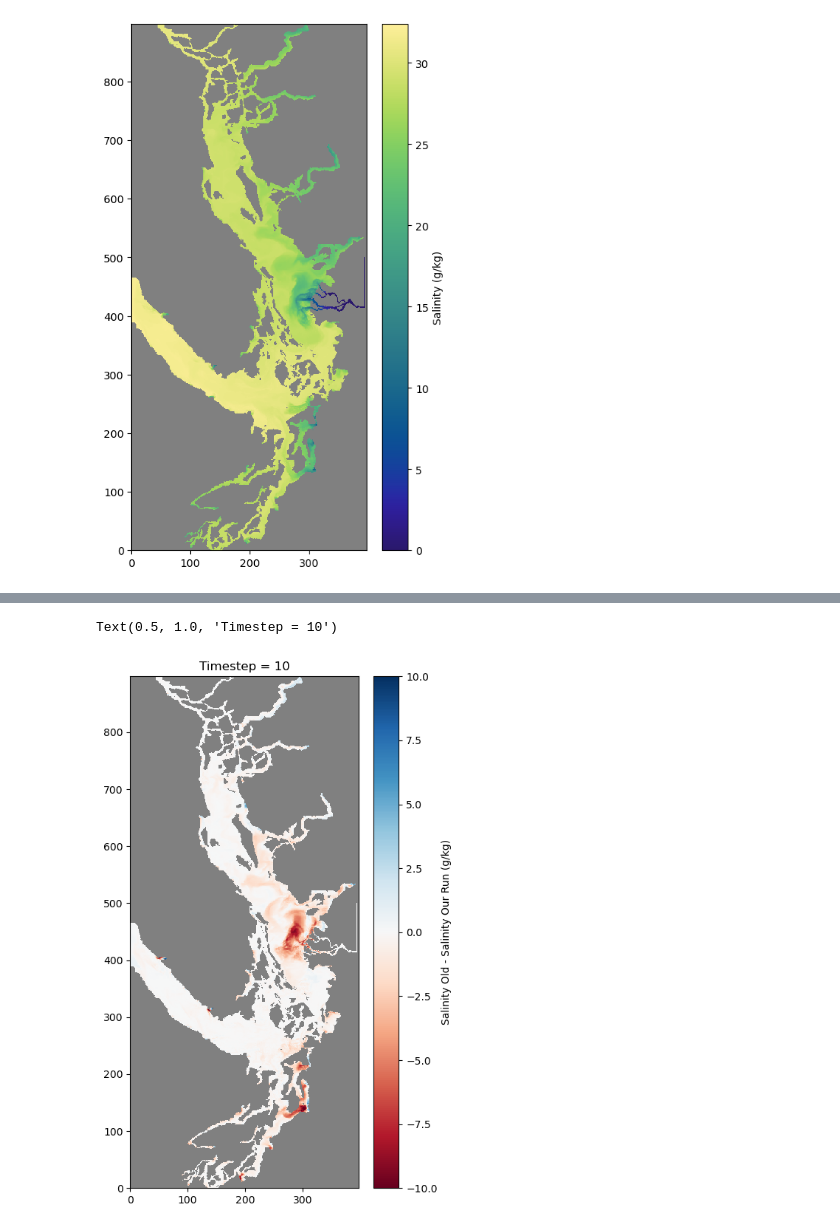
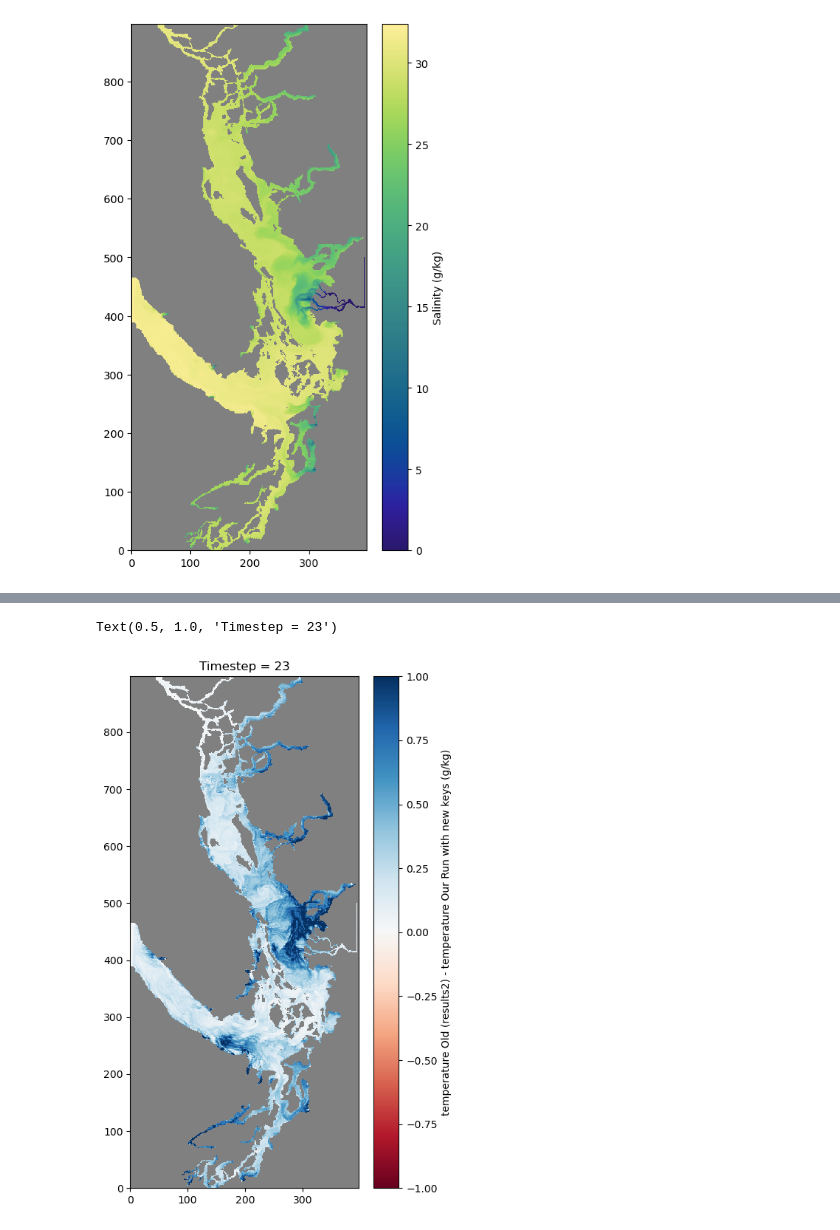
Before and after one commit to SalishSeaCast/analysis-cassidy, a Jupyter notebook: notebooks/river_dye_trace/look_at_results.ipynb, the cells around one changed output, grey strips where cells are left out. Drawn from its saved outputs; the diff is of its cells as text; code cells hidden in the pictures.

```diff
--- a/notebooks/river_dye_trace/look_at_results.ipynb
+++ b/notebooks/river_dye_trace/look_at_results.ipynb
@@ -55,4 +55,8 @@ chem = xr.open_dataset('SalishSea_1h_20230401_20230401_chem_T.nc')
 # %%
-phys = xr.open_dataset('SalishSea_1h_20230401_20230401_grid_T.nc')
-phys_new = xr.open_dataset('SalishSea_1h_20230401_20230401_grid_T_new.nc')
-phys_fix = xr.open_dataset('SalishSea_1h_20230301_20230301_grid_T.nc')
+phys = xr.open_dataset('01mar23_fix/SalishSea_1h_20230401_20230401_grid_T.nc')
+phys_new = xr.open_dataset('01mar23_fix/SalishSea_1h_20230401_20230401_grid_T_new.nc')
+phys_fix = xr.open_dataset('01mar23_fix/SalishSea_1h_20230301_20230301_grid_T.nc')
+phys_keys = xr.open_dataset('01mar23_newkeys/SalishSea_1h_20230301_20230301_grid_T.nc')
+phys_keys07 = xr.open_dataset('01mar23_newkeys07/SalishSea_1h_20230301_20230301_grid_T.nc')
+phys_rivers = xr.open_dataset('01mar23_riv_outputs/SalishSea_1h_20230301_20230301_grid_T.nc')
+phys_rivers02 = xr.open_dataset('01mar23_riv_outputs/SalishSea_1h_20230301_20230301_grid_T.nc')
@@ -131,15 +180,15 @@ Text(0.5, 1.0, 'Timestep = 5')
 # %%
-tstep = 10
+tstep = 23
 
 cmap = mpl.colormaps['RdBu']
 cmap.set_bad('gray')
 fig, ax = plt.subplots(1, 1, figsize=(5, 9))
-salinity = np.ma.masked_array(phys_old.vosaline[tstep, 0] - phys_new.vosaline[tstep, 0], mask=tmask[0])
-colours = ax.pcolormesh(salinity, cmap=cmap, vmin=-10,vmax=10)
+temperature = np.ma.masked_array(phys_old.votemper[tstep, 0] - phys_keys.votemper[tstep, 0], mask=tmask[0])
+colours = ax.pcolormesh(temperature, cmap=cmap, vmin=-1, vmax=1)
 cb = fig.colorbar(colours, ax=ax)
-cb.set_label('Salinity Old - Salinity Our Run (g/kg)')
+cb.set_label('temperature Old (results2) - temperature Our Run with new keys (g/kg)')
 ax.set_title('Timestep = {}'.format(str(tstep)))
 # %% [output]
-Text(0.5, 1.0, 'Timestep = 10')
+Text(0.5, 1.0, 'Timestep = 23')
-[figure, old version]
+[figure, new version]
 # %%
```
Also changed, not shown: parts of 28 cells of this notebook.
